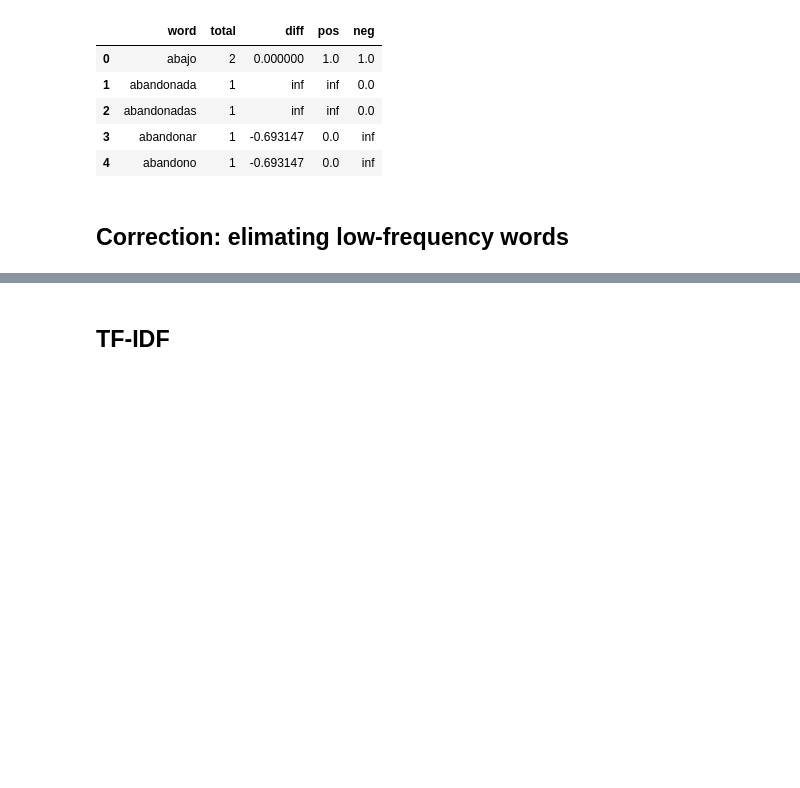
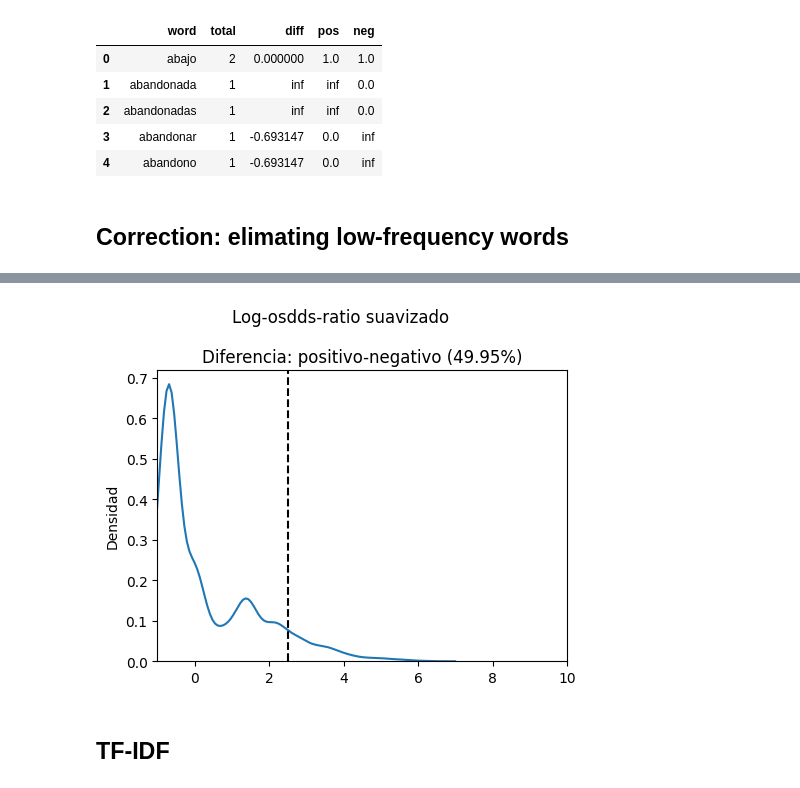
Before and after one commit to macfernandez/eddc-specialization-project, a Jupyter notebook: notebooks/03-methods-statistic.ipynb, the cells around one changed output, grey strips where cells are left out. Drawn from its saved outputs; the diff is of its cells as text; code cells hidden in the pictures; blank space fills up the shorter version.

```diff
--- a/notebooks/03-methods-statistic.ipynb
+++ b/notebooks/03-methods-statistic.ipynb
@@ -206,0 +274,19 @@ smooth_log_odds_diff.head()
+# %%
+fig, ax = plt.subplots(figsize=(5,4), sharey=True)
+xmin, xmax = -2.5, 2.5
+sns.kdeplot(
+    smooth_log_odds_diff[(xmin<=smooth_log_odds_diff[key])|(smooth_log_odds_diff[key]<=xmax)],
+    x="diff", ax=ax
+)
+ymin, ymax = ax.get_ylim()
+ax.set_ylim(ymin, ymax)
+ax.set_xlim(-1, 10)
+ax.vlines(x=[xmin, xmax], ymin=ymin, ymax=ymax, linestyles="dashed", color="black")
+ax.set_ylabel("Densidad")
+ax.set_xlabel("")
+ax.set_title("Diferencia: positivo-negativo (49.95%)")
+plt.suptitle("Log-osdds-ratio suavizado")
+plt.tight_layout()
+plt.show()
+# %% [output]
+[figure, added]
```
Also changed, not shown: parts of 14 cells of this notebook.
